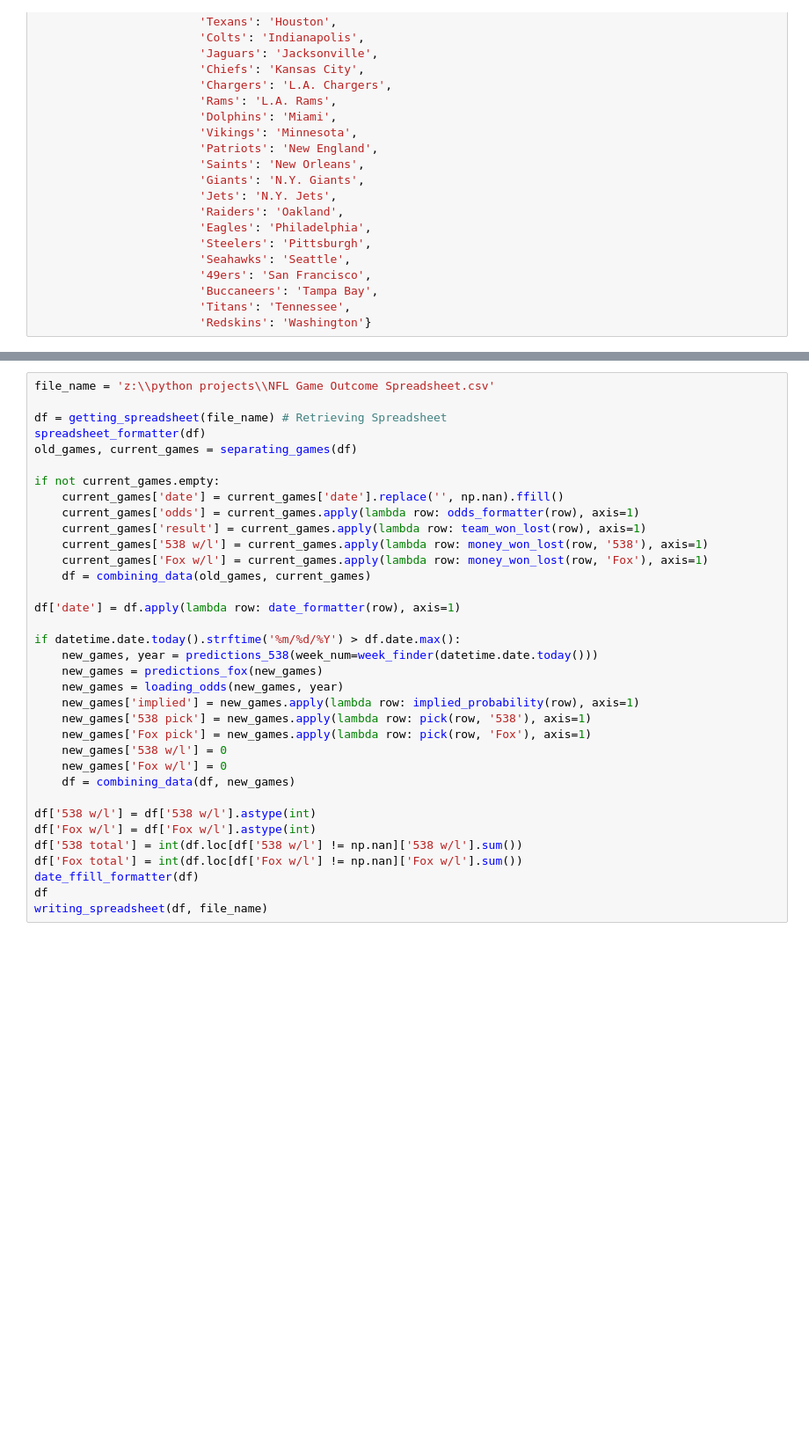
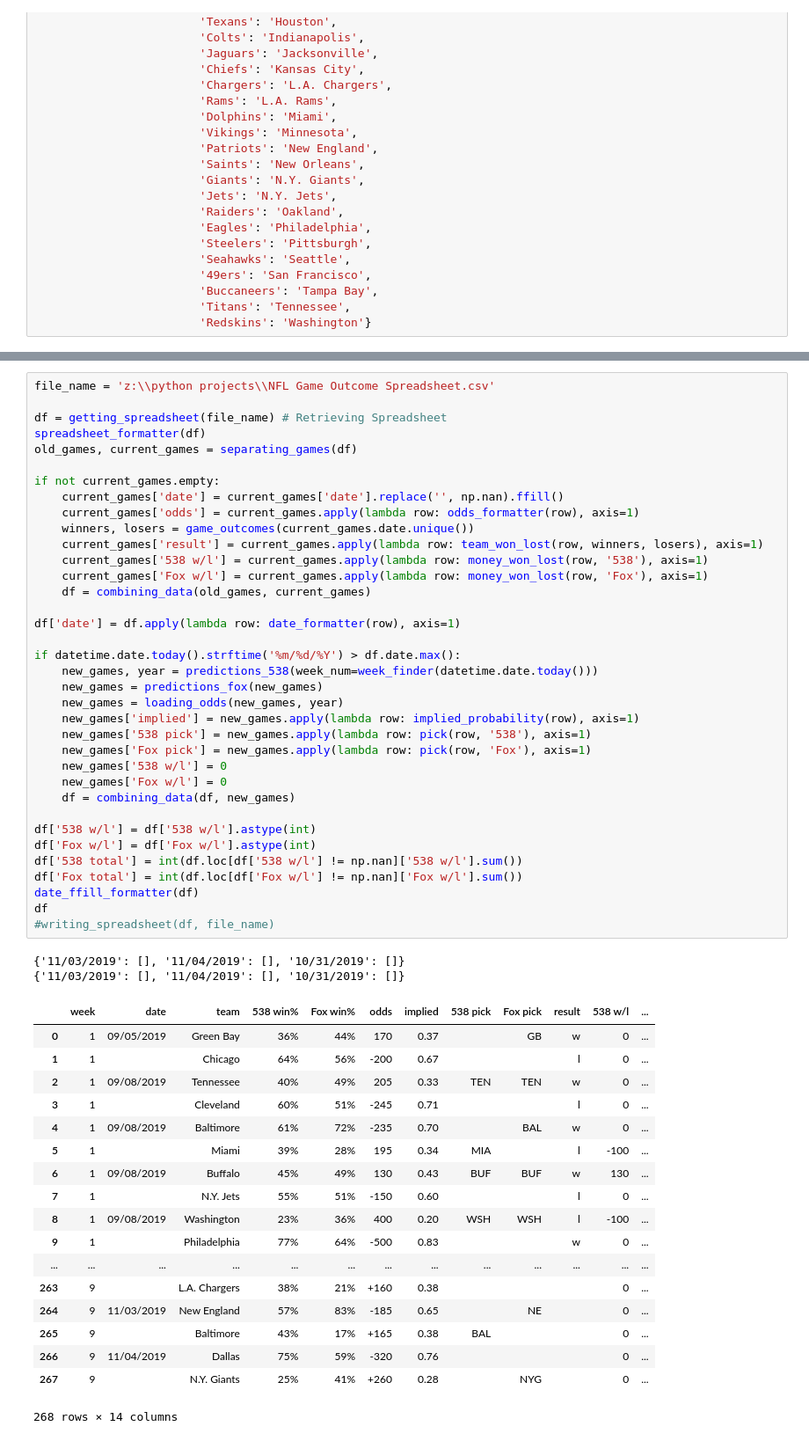
Before and after one commit to jmaloon1/NFL-Game-Predictor, a Jupyter notebook: NFL Game Predictor.ipynb, the cells around one changed output, grey strips where cells are left out. Shown at 88% size. Cells and saved outputs as stored; diff of their text form; blank space fills up the shorter version.

Commit message:
Add files via upload
Improved speed of game outcomes. Fixed doc strings

```diff
--- a/NFL Game Predictor.ipynb
+++ b/NFL Game Predictor.ipynb
@@ -654,32 +660,54 @@ file_name = 'z:\\python projects\\NFL Game Outcome Spreadsheet.csv'
 df = getting_spreadsheet(file_name) # Retrieving Spreadsheet
 spreadsheet_formatter(df)
 old_games, current_games = separating_games(df)
 
 if not current_games.empty:
     current_games['date'] = current_games['date'].replace('', np.nan).ffill()
     current_games['odds'] = current_games.apply(lambda row: odds_formatter(row), axis=1)
-    current_games['result'] = current_games.apply(lambda row: team_won_lost(row), axis=1)
+    winners, losers = game_outcomes(current_games.date.unique())
+    current_games['result'] = current_games.apply(lambda row: team_won_lost(row, winners, losers), axis=1)
     current_games['538 w/l'] = current_games.apply(lambda row: money_won_lost(row, '538'), axis=1)
     current_games['Fox w/l'] = current_games.apply(lambda row: money_won_lost(row, 'Fox'), axis=1)
     df = combining_data(old_games, current_games)
 
 df['date'] = df.apply(lambda row: date_formatter(row), axis=1)
 
 if datetime.date.today().strftime('%m/%d/%Y') > df.date.max():
     new_games, year = predictions_538(week_num=week_finder(datetime.date.today()))
     new_games = predictions_fox(new_games)
     new_games = loading_odds(new_games, year)
     new_games['implied'] = new_games.apply(lambda row: implied_probability(row), axis=1)
     new_games['538 pick'] = new_games.apply(lambda row: pick(row, '538'), axis=1)
     new_games['Fox pick'] = new_games.apply(lambda row: pick(row, 'Fox'), axis=1)
     new_games['538 w/l'] = 0
     new_games['Fox w/l'] = 0
     df = combining_data(df, new_games)
 
 df['538 w/l'] = df['538 w/l'].astype(int)
 df['Fox w/l'] = df['Fox w/l'].astype(int)
 df['538 total'] = int(df.loc[df['538 w/l'] != np.nan]['538 w/l'].sum())
 df['Fox total'] = int(df.loc[df['Fox w/l'] != np.nan]['Fox w/l'].sum())
 date_ffill_formatter(df)
 df
-writing_spreadsheet(df, file_name)
+#writing_spreadsheet(df, file_name)
+# %% [output]
+{'11/03/2019': [], '11/04/2019': [], '10/31/2019': []}
+{'11/03/2019': [], '11/04/2019': [], '10/31/2019': []}
+|  | week | date | team | 538 win% | Fox win% | odds | implied | 538 pick | Fox pick | result | 538 w/l | ... |
+| 0 | 1 | 09/05/2019 | Green Bay | 36% | 44% | 170 | 0.37 |  | GB | w | 0 | ... |
+| 1 | 1 |  | Chicago | 64% | 56% | -200 | 0.67 |  |  | l | 0 | ... |
+| 2 | 1 | 09/08/2019 | Tennessee | 40% | 49% | 205 | 0.33 | TEN | TEN | w | 0 | ... |
+| 3 | 1 |  | Cleveland | 60% | 51% | -245 | 0.71 |  |  | l | 0 | ... |
+| 4 | 1 | 09/08/2019 | Baltimore | 61% | 72% | -235 | 0.70 |  | BAL | w | 0 | ... |
+| 5 | 1 |  | Miami | 39% | 28% | 195 | 0.34 | MIA |  | l | -100 | ... |
+| 6 | 1 | 09/08/2019 | Buffalo | 45% | 49% | 130 | 0.43 | BUF | BUF | w | 130 | ... |
+| 7 | 1 |  | N.Y. Jets | 55% | 51% | -150 | 0.60 |  |  | l | 0 | ... |
+| 8 | 1 | 09/08/2019 | Washington | 23% | 36% | 400 | 0.20 | WSH | WSH | l | -100 | ... |
+| 9 | 1 |  | Philadelphia | 77% | 64% | -500 | 0.83 |  |  | w | 0 | ... |
+| ... | ... | ... | ... | ... | ... | ... | ... | ... | ... | ... | ... | ... |
+| 263 | 9 |  | L.A. Chargers | 38% | 21% | +160 | 0.38 |  |  |  | 0 | ... |
+| 264 | 9 | 11/03/2019 | New England | 57% | 83% | -185 | 0.65 |  | NE |  | 0 | ... |
+| 265 | 9 |  | Baltimore | 43% | 17% | +165 | 0.38 | BAL |  |  | 0 | ... |
+| 266 | 9 | 11/04/2019 | Dallas | 75% | 59% | -320 | 0.76 |  |  |  | 0 | ... |
+| 267 | 9 |  | N.Y. Giants | 25% | 41% | +260 | 0.28 |  | NYG |  | 0 | ... |
+268 rows × 14 columns
```
Also changed, not shown: parts of 1 cell of this notebook.
